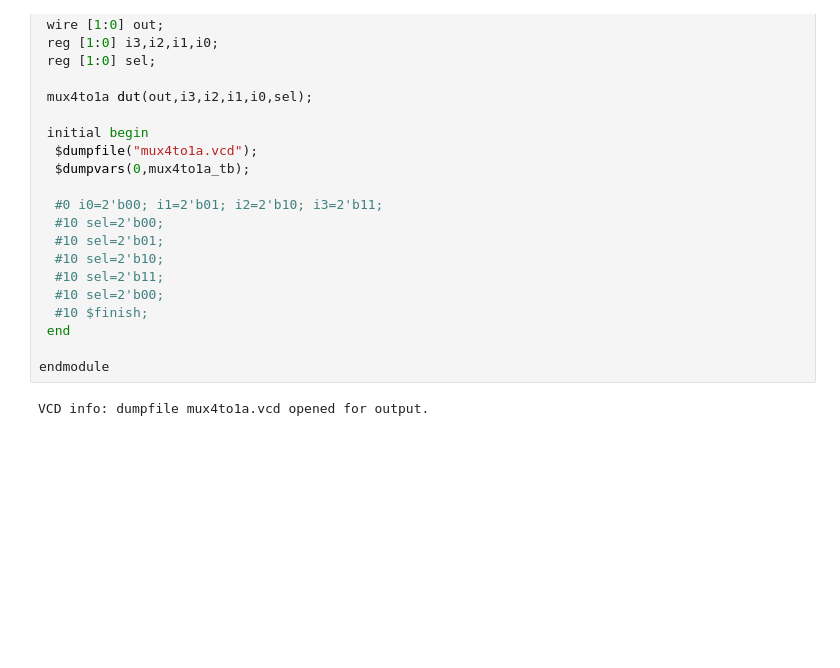
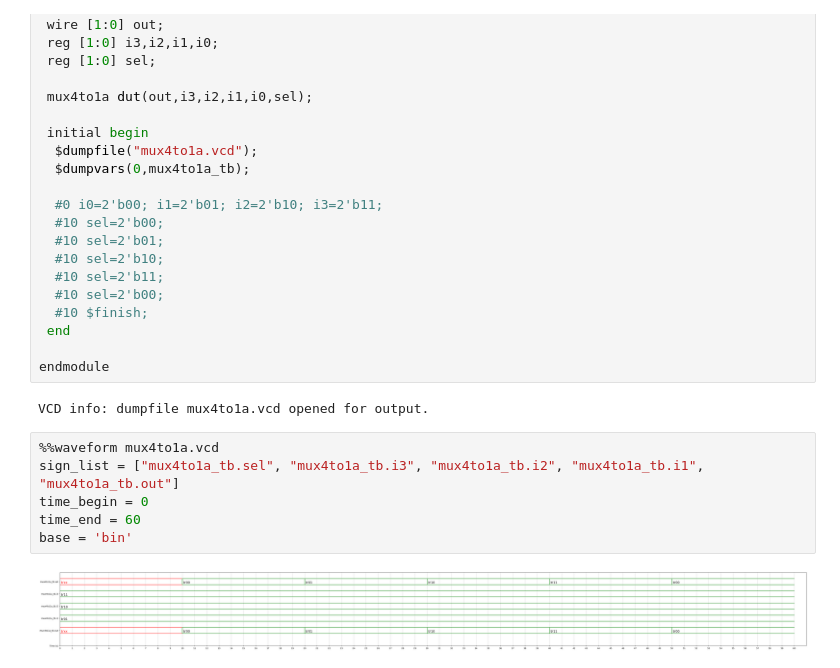
Before and after one commit to KodekLim/DSL_Exercise, a Jupyter notebook: VerilogGit_HW3Practice.ipynb, the cells around one changed output. Cells and saved outputs as stored; diff of their text form; blank space fills up the shorter version.

```diff
--- a/VerilogGit_HW3Practice.ipynb
+++ b/VerilogGit_HW3Practice.ipynb
@@ -772,3 +798,11 @@ module mux4to1a_tb;
 endmodule
 # %% [output]
 VCD info: dumpfile mux4to1a.vcd opened for output.
+# %%
+%%waveform mux4to1a.vcd
+sign_list = ["mux4to1a_tb.sel", "mux4to1a_tb.i3", "mux4to1a_tb.i2", "mux4to1a_tb.i1", "mux4to1a_tb.out"]
+time_begin = 0
+time_end = 60
+base = 'bin'
+# %% [output]
+[figure, added]
```
Also changed, not shown: parts of 8 cells of this notebook.
